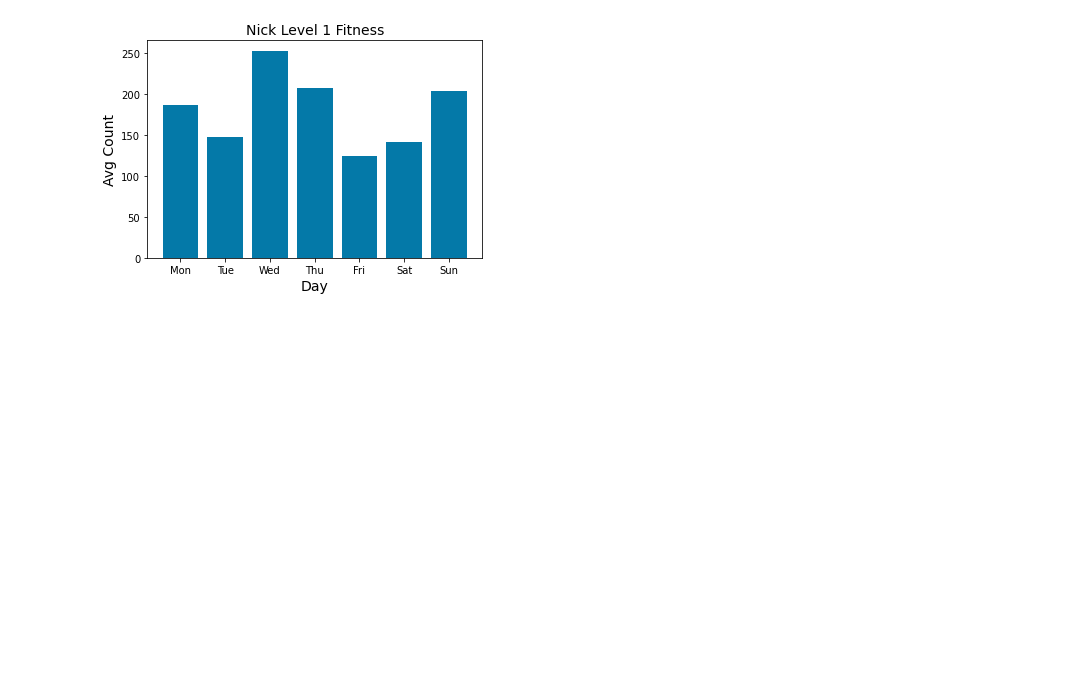
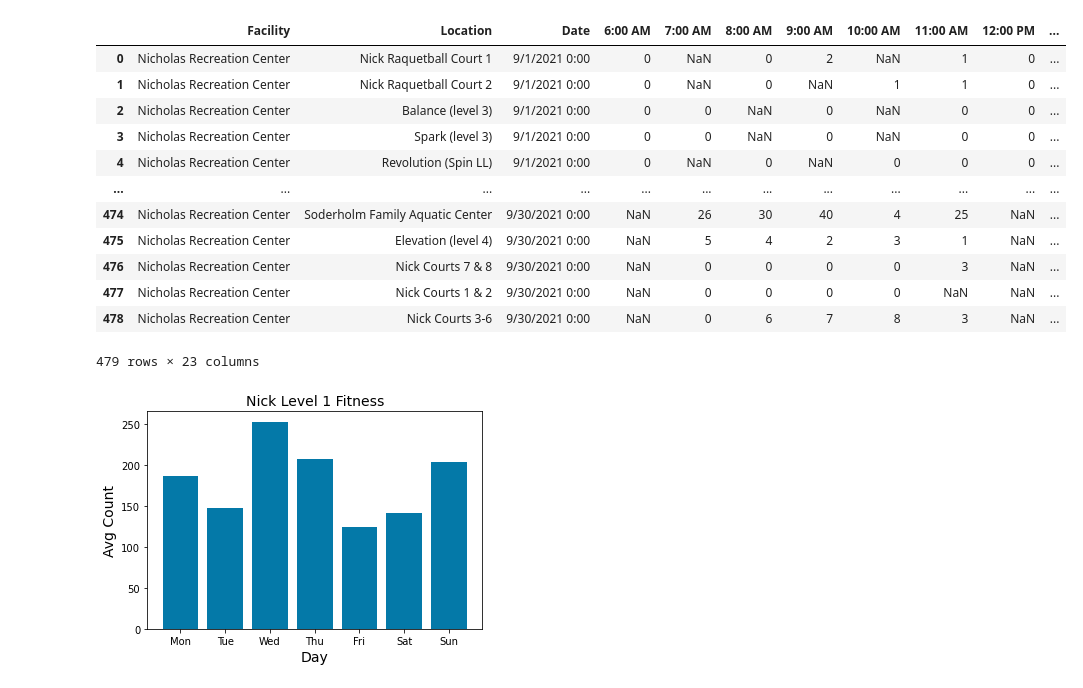
Before and after one commit to suyashtewari/Nick-Project, a Jupyter notebook: Nick Project.ipynb, the cells around one changed output. Drawn from its saved outputs; the diff is of its cells as text; code cells hidden in the pictures; blank space fills up the shorter version.

```diff
--- a/Nick Project.ipynb
+++ b/Nick Project.ipynb
@@ -15,6 +15,22 @@ from calendar import monthrange
 %matplotlib inline
 # %%
 df = pd.read_csv("September 2021 Count Report.csv")
+# %%
+df
+# %% [output]
+|  | Facility | Location | Date | 6:00 AM | 7:00 AM | 8:00 AM | 9:00 AM | 10:00 AM | 11:00 AM | 12:00 PM | ... |
+| 0 | Nicholas Recreation Center | Nick Raquetball Court 1 | 9/1/2021 0:00 | 0 | NaN | 0 | 2 | NaN | 1 | 0 | ... |
+| 1 | Nicholas Recreation Center | Nick Raquetball Court 2 | 9/1/2021 0:00 | 0 | NaN | 0 | NaN | 1 | 1 | 0 | ... |
+| 2 | Nicholas Recreation Center | Balance (level 3) | 9/1/2021 0:00 | 0 | 0 | NaN | 0 | NaN | 0 | 0 | ... |
+| 3 | Nicholas Recreation Center | Spark (level 3) | 9/1/2021 0:00 | 0 | 0 | NaN | 0 | NaN | 0 | 0 | ... |
+| 4 | Nicholas Recreation Center | Revolution (Spin LL) | 9/1/2021 0:00 | 0 | NaN | 0 | NaN | 0 | 0 | 0 | ... |
+| ... | ... | ... | ... | ... | ... | ... | ... | ... | ... | ... | ... |
+| 474 | Nicholas Recreation Center | Soderholm Family Aquatic Center | 9/30/2021 0:00 | NaN | 26 | 30 | 40 | 4 | 25 | NaN | ... |
+| 475 | Nicholas Recreation Center | Elevation (level 4) | 9/30/2021 0:00 | NaN | 5 | 4 | 2 | 3 | 1 | NaN | ... |
+| 476 | Nicholas Recreation Center | Nick Courts 7 & 8 | 9/30/2021 0:00 | NaN | 0 | 0 | 0 | 0 | 3 | NaN | ... |
+| 477 | Nicholas Recreation Center | Nick Courts 1 & 2 | 9/30/2021 0:00 | NaN | 0 | 0 | 0 | 0 | NaN | NaN | ... |
+| 478 | Nicholas Recreation Center | Nick Courts 3-6 | 9/30/2021 0:00 | NaN | 0 | 6 | 7 | 8 | 3 | NaN | ... |
+479 rows × 23 columns
 # %%
 #get month and year from csv
 date_arr = (df["Date"][0]).split("/")
```
Also changed, not shown: parts of 8 cells of this notebook.
